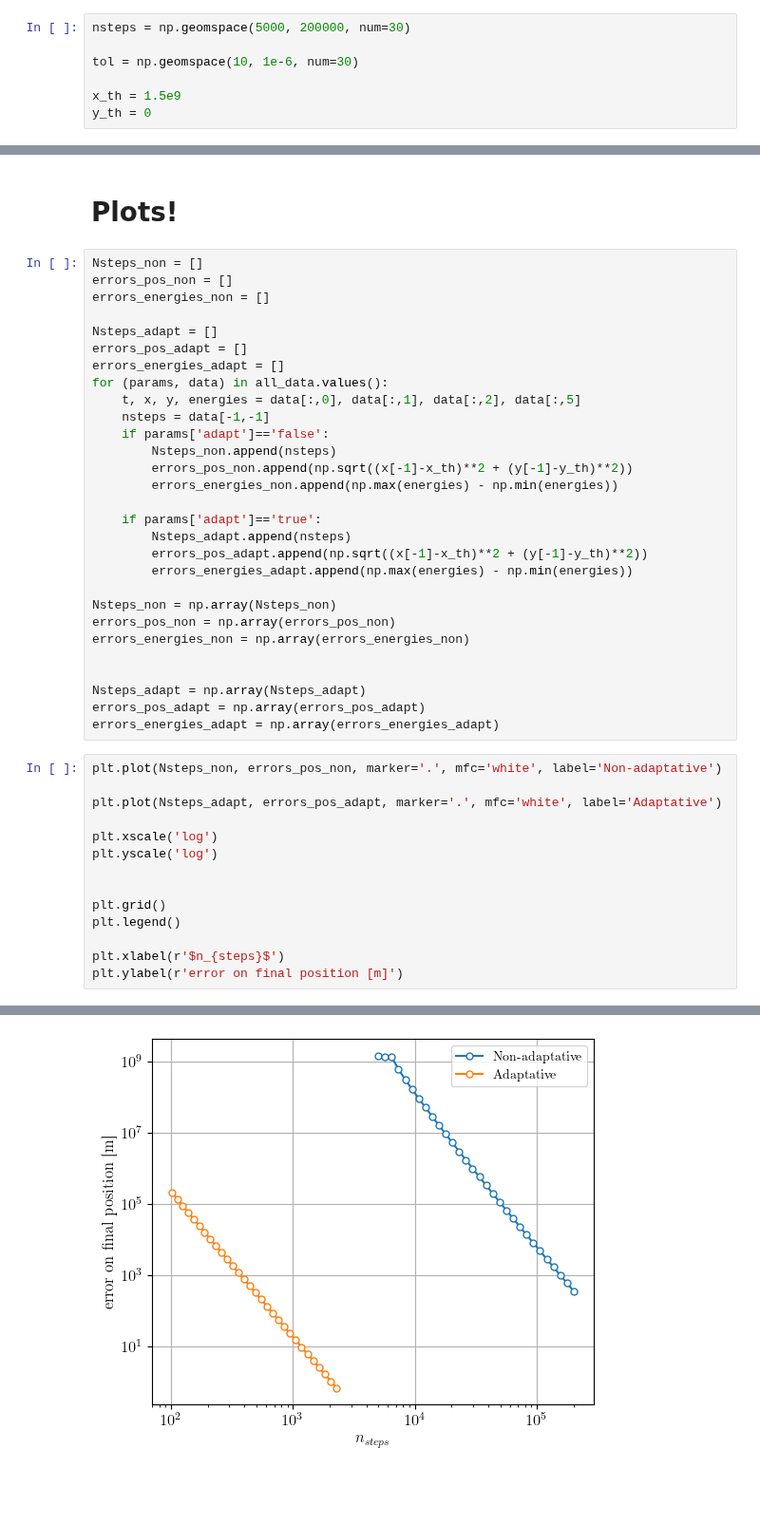
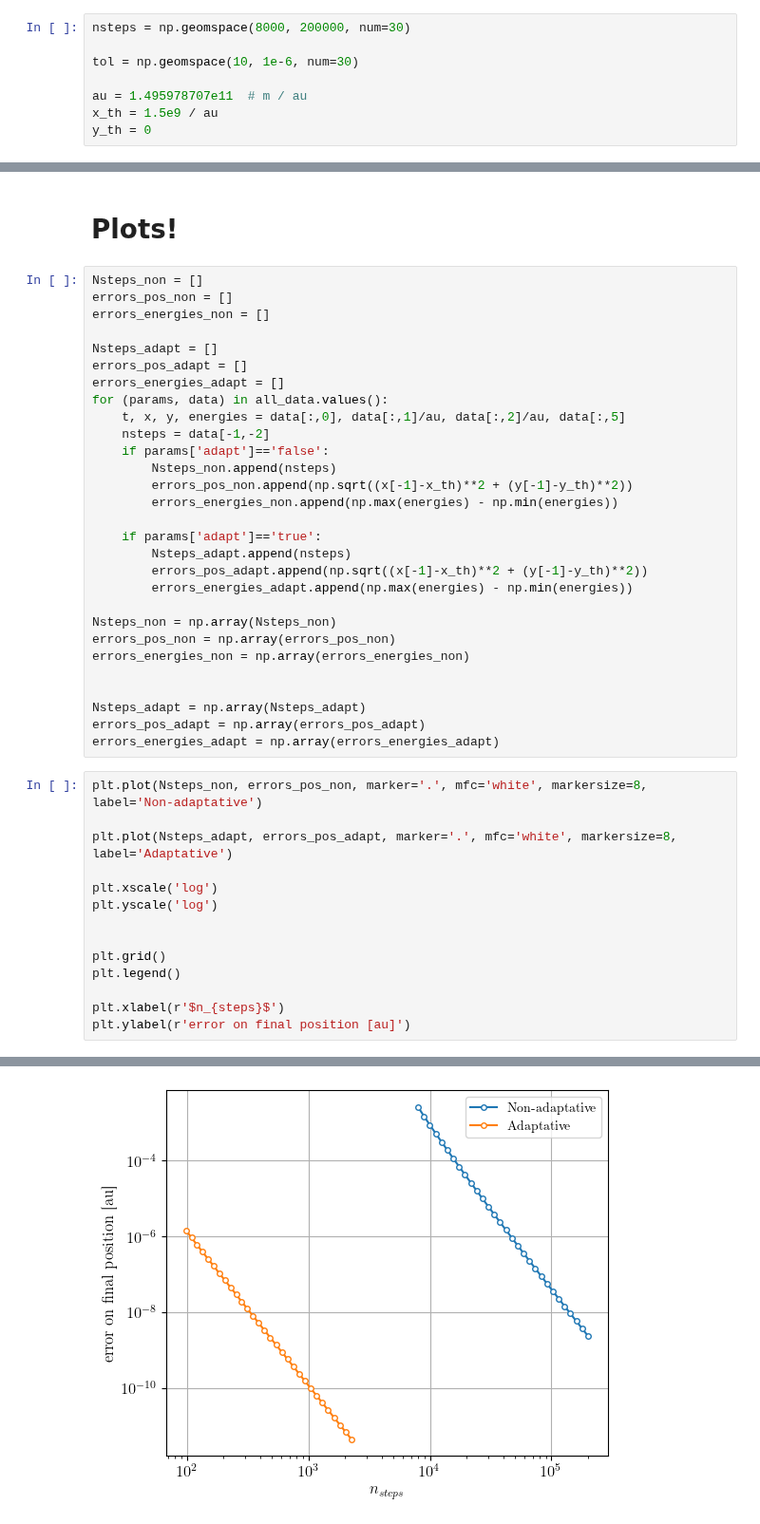
Before and after one commit to TomVdt/PhysNum, a Jupyter notebook: exercice3/analysis/analysis3aii.ipynb, the cells around one changed output, grey strips where cells are left out. Shown at 95% size. Drawn from its saved outputs; the diff is of its cells as text; blank space fills up the shorter version.

```diff
--- a/exercice3/analysis/analysis3aii.ipynb
+++ b/exercice3/analysis/analysis3aii.ipynb
@@ -23,11 +23,12 @@ src/Ex3_2024.cpp:54:74: warning: unused parameter 't' [-Wunused-parameter]
 config_name = 'transfert'
 conf = load_conf(config_name)
 # %%
-nsteps = np.geomspace(5000, 200000, num=30)
+nsteps = np.geomspace(8000, 200000, num=30)
 
 tol = np.geomspace(10, 1e-6, num=30)
 
-x_th = 1.5e9
+au = 1.495978707e11  # m / au
+x_th = 1.5e9 / au
 y_th = 0
 # %%
 params_variations_1 = {
@@ -85,8 +86,8 @@ Nsteps_adapt = []
 errors_pos_adapt = []
 errors_energies_adapt = []
 for (params, data) in all_data.values():
-    t, x, y, energies = data[:,0], data[:,1], data[:,2], data[:,5]
-    nsteps = data[-1,-1]
+    t, x, y, energies = data[:,0], data[:,1]/au, data[:,2]/au, data[:,5]
+    nsteps = data[-1,-2]
     if params['adapt']=='false':
         Nsteps_non.append(nsteps)
         errors_pos_non.append(np.sqrt((x[-1]-x_th)**2 + (y[-1]-y_th)**2))
@@ -106,9 +107,9 @@ Nsteps_adapt = np.array(Nsteps_adapt)
 errors_pos_adapt = np.array(errors_pos_adapt)
 errors_energies_adapt = np.array(errors_energies_adapt)
 # %%
-plt.plot(Nsteps_non, errors_pos_non, marker='.', mfc='white', label='Non-adaptative')
+plt.plot(Nsteps_non, errors_pos_non, marker='.', mfc='white', markersize=8, label='Non-adaptative')
 
-plt.plot(Nsteps_adapt, errors_pos_adapt, marker='.', mfc='white', label='Adaptative')
+plt.plot(Nsteps_adapt, errors_pos_adapt, marker='.', mfc='white', markersize=8, label='Adaptative')
 
 plt.xscale('log')
 plt.yscale('log')
@@ -118,5 +119,5 @@ plt.grid()
 plt.legend()
 
 plt.xlabel(r'$n_{steps}$')
-plt.ylabel(r'error on final position [m]')
+plt.ylabel(r'error on final position [au]')
 # %% [output]
@@ -124,2 +125,2 @@ Text(0, 0.5, 'error on final position [m]')
-[figure, old version]
+[figure, new version]
 # %%
```
Also changed, not shown: parts of 3 cells of this notebook, 8 other files.
